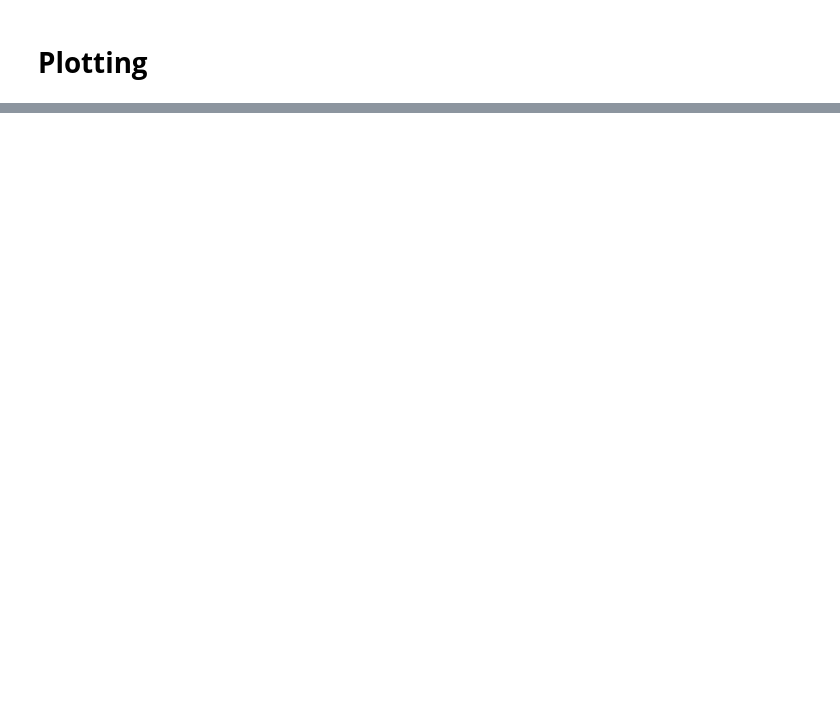
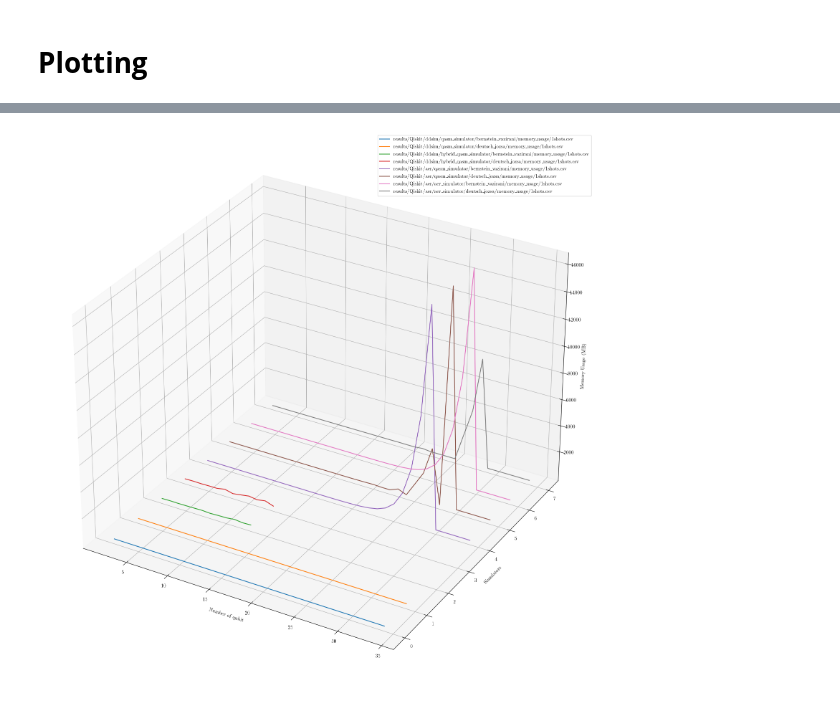
Before and after one commit to ahmadrv/QSB, a Jupyter notebook: benchmarks.ipynb, the cells around one changed output, grey strips where cells are left out. Cells and saved outputs as stored; diff of their text form; code cells hidden in the pictures; blank space fills up the shorter version.

```diff
--- a/benchmarks.ipynb
+++ b/benchmarks.ipynb
@@ -48,0 +89,4 @@ result.plot_result(file_paths, "runtime")
+# %%
+result.plot_result(memory_usage_paths, "memory_usage", "Memory Usage (MB)")
+# %% [output]
+[figure, added]
```
Also changed, not shown: parts of 6 cells of this notebook.
